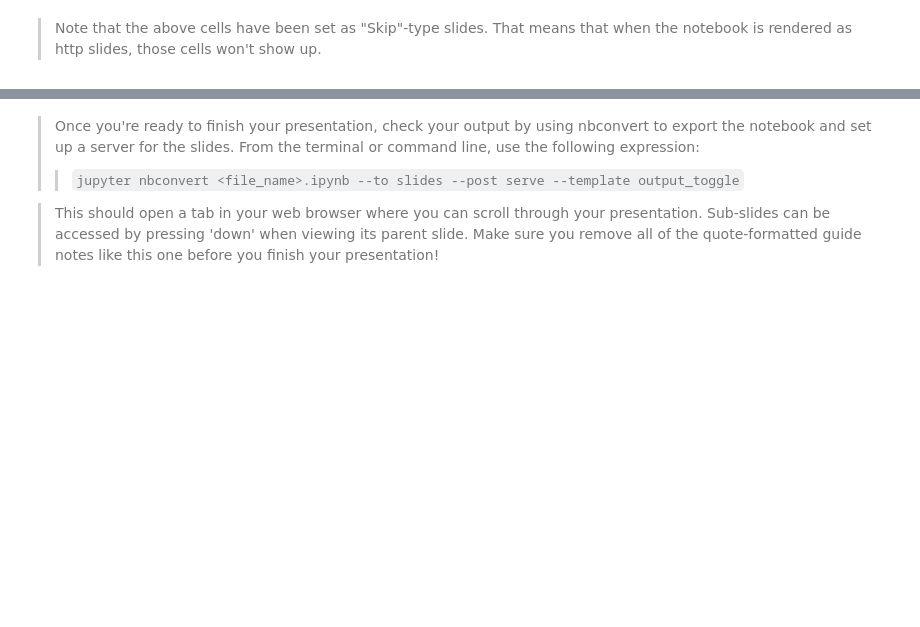
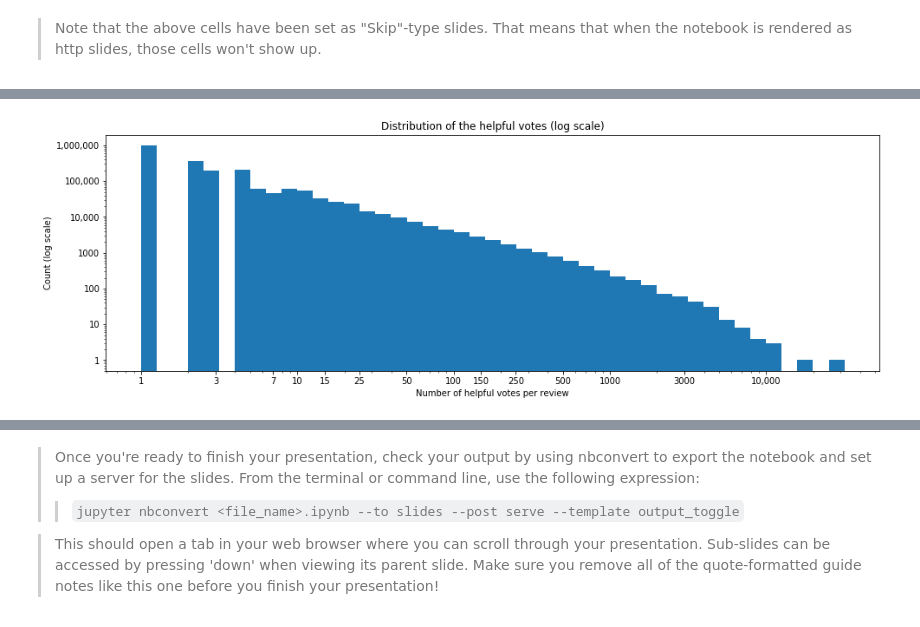
Before and after one commit to ElectricKea/CommunicateFindings_Udacity_Project, a Jupyter notebook: Amazon reviews - part 2.ipynb, the cells around one changed output, grey strips where cells are left out. Drawn from its saved outputs; the diff is of its cells as text; code cells hidden in the pictures; blank space fills up the shorter version.

```diff
--- a/Amazon reviews - part 2.ipynb
+++ b/Amazon reviews - part 2.ipynb
@@ -56,0 +49,18 @@ but feel free to add more if you'd like!
+# %%
+#The above histogram and its bin values show that there's a long tail in the distribution, that goes out quite
+#far so I'll move it to a log scale.
+log_binsize = 0.1
+bins = 10 ** np.arange(0, np.log10(reviews.helpful_votes.max())+log_binsize, log_binsize)
+
+plt.figure(figsize=[16, 5])
+plt.hist(data=reviews, x="helpful_votes", bins = bins)
+plt.xscale('log')
+plt.yscale('log')
+plt.ylabel('Count (log scale)')
+plt.yticks([1e0, 1e1, 1e2, 1e3, 1e4, 1e5,1e6], ['1', '10', '100', '1000', '10,000', '100,000','1,000,000'])
+plt.xticks([1e0, 3e0, 7e0, 1e1, 1.5e1, 2.5e1, 5e1, 1e2, 1.5e2, 2.5e2, 5e2, 1e3, 3e3, 1e4], ['1', '3','7', '10', '15', '25', '50', '100', '150', '250', '500', '1000', '3000', '10,000'])
+plt.xlabel('Number of helpful votes per review')
+plt.title('Distribution of the helpful votes (log scale)')
+plt.show()
+# %% [output]
+[figure, added]
```
Also changed, not shown: parts of 13 cells of this notebook, 2 other files.
